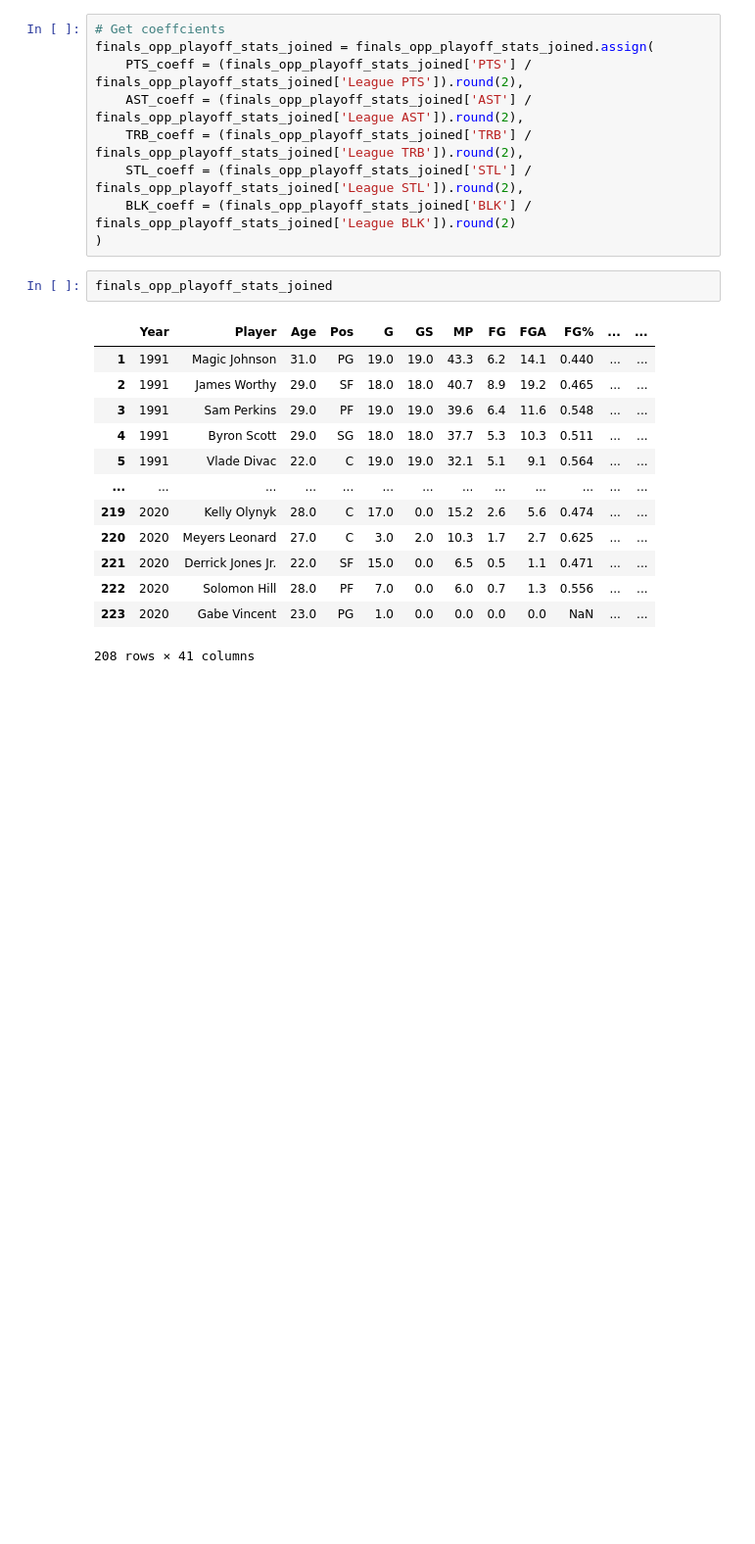
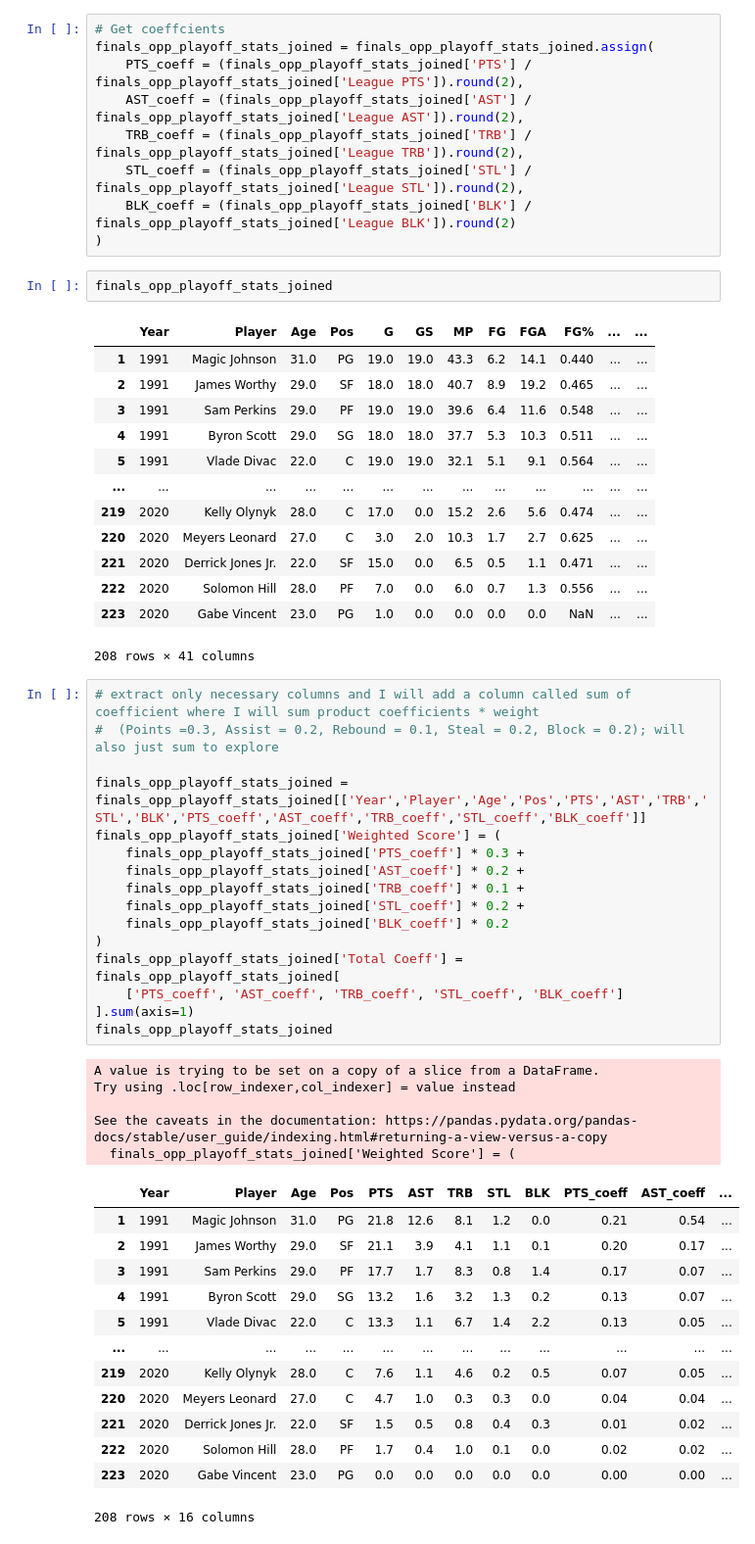
Before and after one commit to gohsoonhao/therealGOAT, a Jupyter notebook: 3b_playoff_team_success.ipynb, the cells around one changed output. Shown at 98% size. Drawn from its saved outputs; the diff is of its cells as text; blank space fills up the shorter version.

```diff
--- a/3b_playoff_team_success.ipynb
+++ b/3b_playoff_team_success.ipynb
@@ -272,3 +272,38 @@ finals_opp_playoff_stats_joined
 | 222 | 2020 | Solomon Hill | 28.0 | PF | 7.0 | 0.0 | 6.0 | 0.7 | 1.3 | 0.556 | ... | ... |
 | 223 | 2020 | Gabe Vincent | 23.0 | PG | 1.0 | 0.0 | 0.0 | 0.0 | 0.0 | NaN | ... | ... |
 208 rows × 41 columns
+# %%
+# extract only necessary columns and I will add a column called sum of coefficient where I will sum product coefficients * weight
+#  (Points =0.3, Assist = 0.2, Rebound = 0.1, Steal = 0.2, Block = 0.2); will also just sum to explore
+
+finals_opp_playoff_stats_joined = finals_opp_playoff_stats_joined[['Year','Player','Age','Pos','PTS','AST','TRB','STL','BLK','PTS_coeff','AST_coeff','TRB_coeff','STL_coeff','BLK_coeff']]
+finals_opp_playoff_stats_joined['Weighted Score'] = (
+    finals_opp_playoff_stats_joined['PTS_coeff'] * 0.3 +
+    finals_opp_playoff_stats_joined['AST_coeff'] * 0.2 +
+    finals_opp_playoff_stats_joined['TRB_coeff'] * 0.1 +
+    finals_opp_playoff_stats_joined['STL_coeff'] * 0.2 +
+    finals_opp_playoff_stats_joined['BLK_coeff'] * 0.2
+)
+finals_opp_playoff_stats_joined['Total Coeff'] = finals_opp_playoff_stats_joined[
+    ['PTS_coeff', 'AST_coeff', 'TRB_coeff', 'STL_coeff', 'BLK_coeff']
+].sum(axis=1)
+finals_opp_playoff_stats_joined
+# %% [output]
+A value is trying to be set on a copy of a slice from a DataFrame.
+Try using .loc[row_indexer,col_indexer] = value instead
+
+See the caveats in the documentation: https://pandas.pydata.org/pandas-docs/stable/user_guide/indexing.html#returning-a-view-versus-a-copy
+  finals_opp_playoff_stats_joined['Weighted Score'] = (
+|  | Year | Player | Age | Pos | PTS | AST | TRB | STL | BLK | PTS_coeff | AST_coeff | ... |
+| 1 | 1991 | Magic Johnson | 31.0 | PG | 21.8 | 12.6 | 8.1 | 1.2 | 0.0 | 0.21 | 0.54 | ... |
+| 2 | 1991 | James Worthy | 29.0 | SF | 21.1 | 3.9 | 4.1 | 1.1 | 0.1 | 0.20 | 0.17 | ... |
+| 3 | 1991 | Sam Perkins | 29.0 | PF | 17.7 | 1.7 | 8.3 | 0.8 | 1.4 | 0.17 | 0.07 | ... |
+| 4 | 1991 | Byron Scott | 29.0 | SG | 13.2 | 1.6 | 3.2 | 1.3 | 0.2 | 0.13 | 0.07 | ... |
+| 5 | 1991 | Vlade Divac | 22.0 | C | 13.3 | 1.1 | 6.7 | 1.4 | 2.2 | 0.13 | 0.05 | ... |
+| ... | ... | ... | ... | ... | ... | ... | ... | ... | ... | ... | ... | ... |
+| 219 | 2020 | Kelly Olynyk | 28.0 | C | 7.6 | 1.1 | 4.6 | 0.2 | 0.5 | 0.07 | 0.05 | ... |
+| 220 | 2020 | Meyers Leonard | 27.0 | C | 4.7 | 1.0 | 0.3 | 0.3 | 0.0 | 0.04 | 0.04 | ... |
+| 221 | 2020 | Derrick Jones Jr. | 22.0 | SF | 1.5 | 0.5 | 0.8 | 0.4 | 0.3 | 0.01 | 0.02 | ... |
+| 222 | 2020 | Solomon Hill | 28.0 | PF | 1.7 | 0.4 | 1.0 | 0.1 | 0.0 | 0.02 | 0.02 | ... |
+| 223 | 2020 | Gabe Vincent | 23.0 | PG | 0.0 | 0.0 | 0.0 | 0.0 | 0.0 | 0.00 | 0.00 | ... |
+208 rows × 16 columns
```
Also changed, not shown: parts of 6 cells of this notebook.
